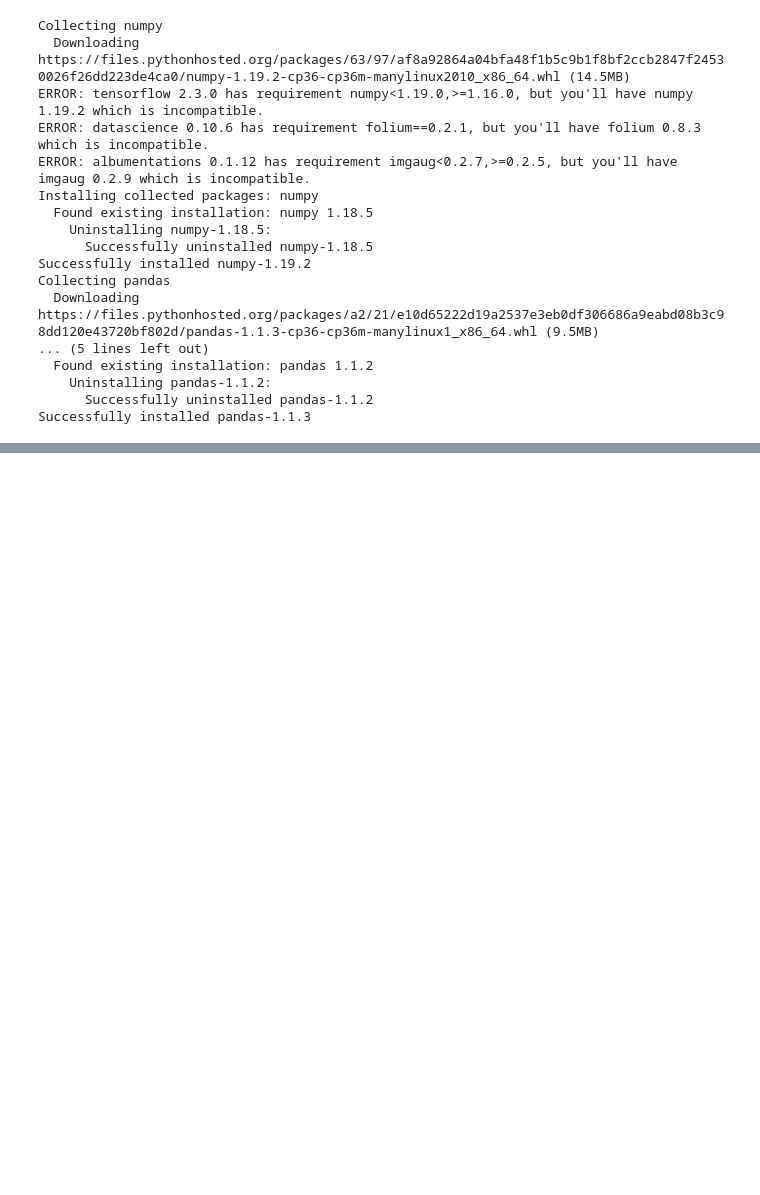
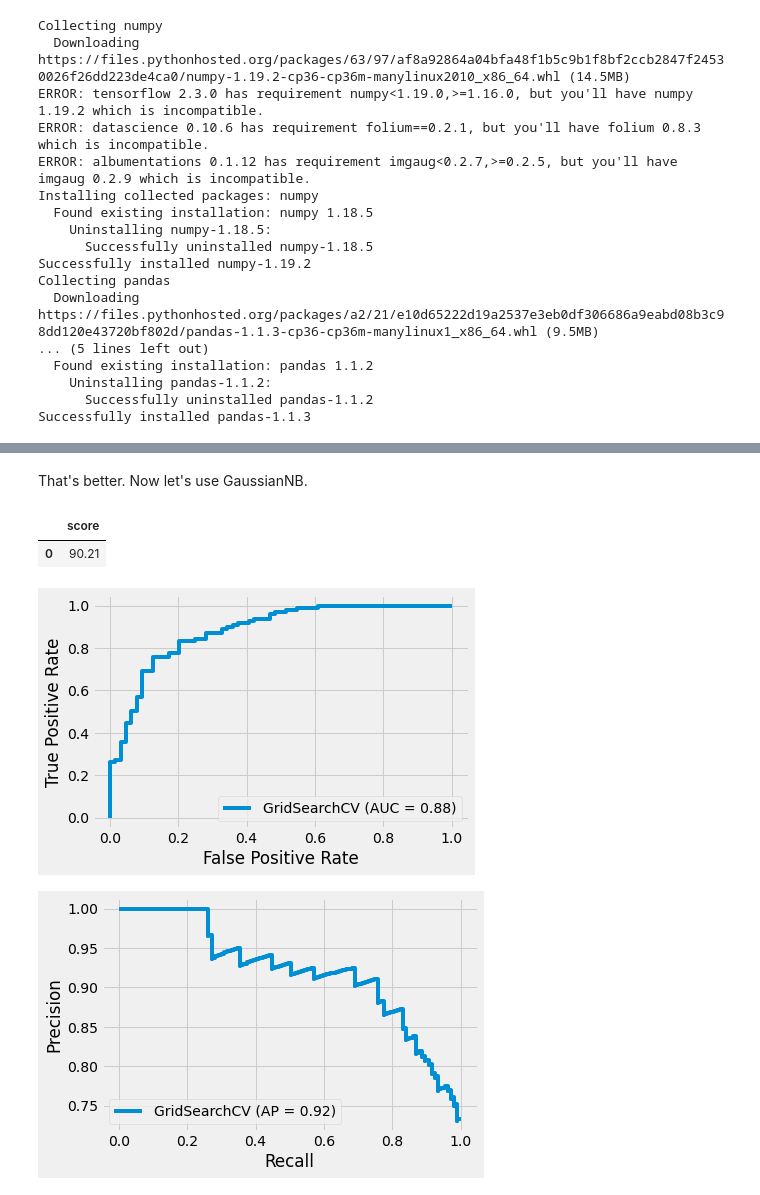
Before and after one commit to Tarleton-Math/data-science-20-21, a Jupyter notebook: data_science_20_21_notes_10_13.ipynb, the cells around one changed output, grey strips where cells are left out. Drawn from its saved outputs; the diff is of its cells as text; code cells hidden in the pictures; blank space fills up the shorter version.

```diff
--- a/data_science_20_21_notes_10_13.ipynb
+++ b/data_science_20_21_notes_10_13.ipynb
@@ -82,0 +179,19 @@ Classfiers produce the predict_proba vector giving the predicted probability tha
+# %% [markdown]
+That's better.  Now let's use GaussianNB.
+# %%
+from sklearn.naive_bayes import GaussianNB
+from sklearn.pipeline import Pipeline
+from sklearn.model_selection import GridSearchCV
+from sklearn.metrics import plot_precision_recall_curve, plot_roc_curve
+
+pipe = Pipeline([('classify', GaussianNB())])
+grid = GridSearchCV(pipe, {}, cv=10, scoring='roc_auc').fit(Z_m, y_m)
+display_results(grid)
+plot_roc_curve(grid, Z_h, y_h)
+plot_precision_recall_curve(grid, Z_h, y_h)
+print()
+# %% [output]
+|  | score |
+| 0 | 90.21 |
+[figure, added]
+[figure, added]
```
Also changed, not shown: parts of 14 cells of this notebook.
